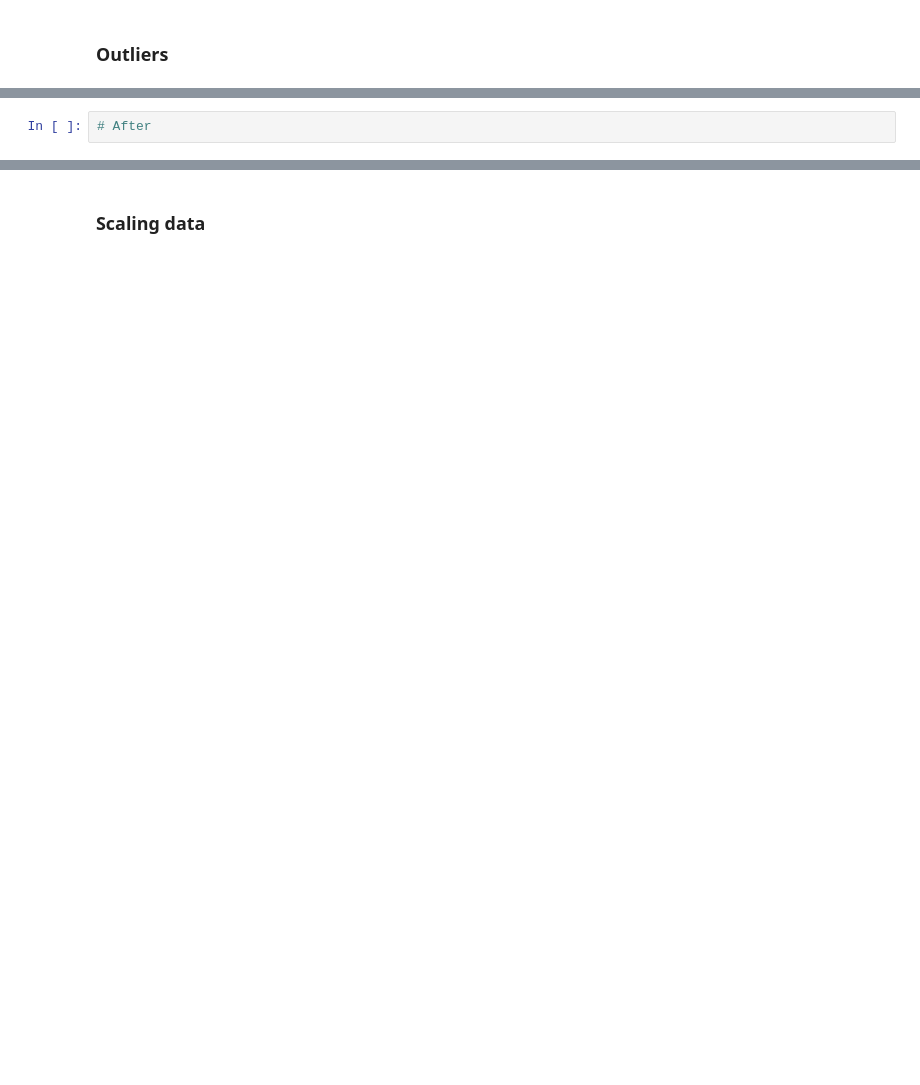
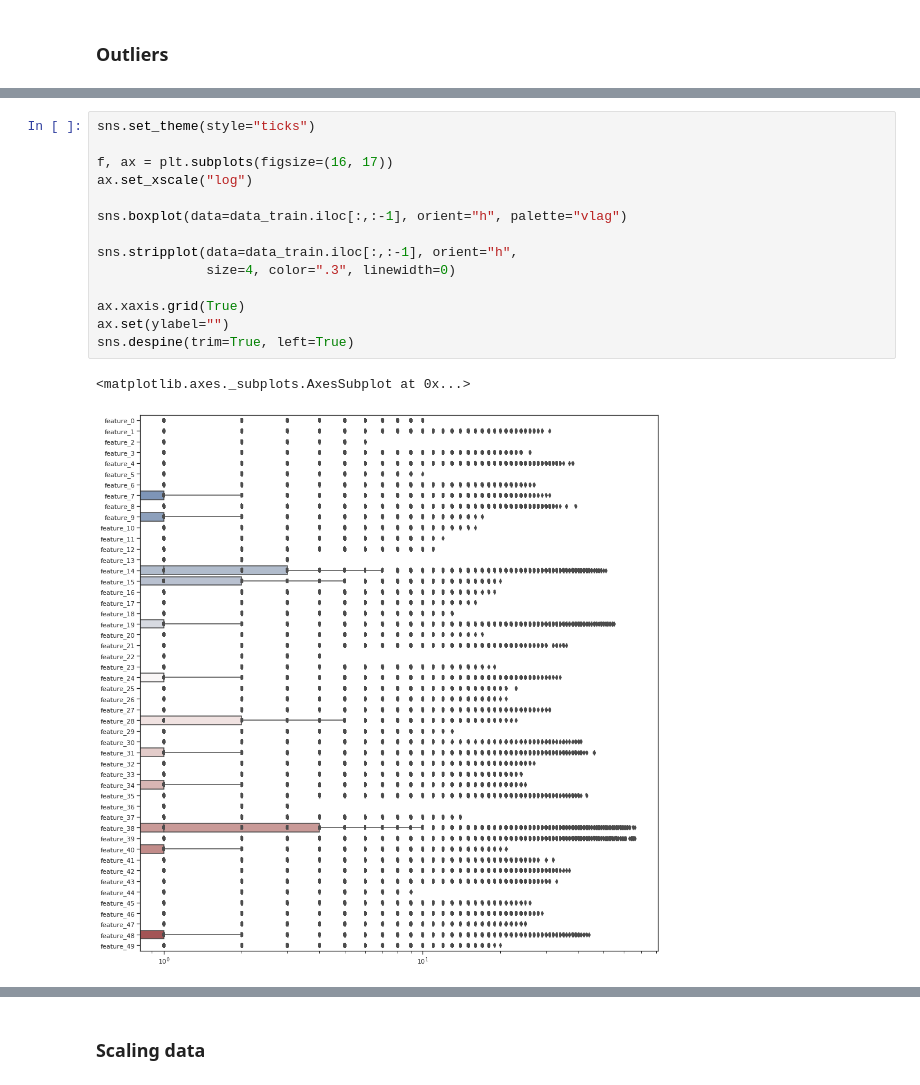
Before and after one commit to juan-ivan-NV/JI_Kaggle_Competitions, a Jupyter notebook: Tabular_Playground_Series/TPS_May_2021_H2O_PyCaret_2.ipynb, the cells around one changed output, grey strips where cells are left out. Drawn from its saved outputs; the diff is of its cells as text; blank space fills up the shorter version.

```diff
--- a/Tabular_Playground_Series/TPS_May_2021_H2O_PyCaret_2.ipynb
+++ b/Tabular_Playground_Series/TPS_May_2021_H2O_PyCaret_2.ipynb
@@ -108,2 +146,17 @@ fig.show()
-# %%
-# After
+# %%
+sns.set_theme(style="ticks")
+
+f, ax = plt.subplots(figsize=(16, 17))
+ax.set_xscale("log")
+
+sns.boxplot(data=data_train.iloc[:,:-1], orient="h", palette="vlag")
+
+sns.stripplot(data=data_train.iloc[:,:-1], orient="h",
+              size=4, color=".3", linewidth=0)
+
+ax.xaxis.grid(True)
+ax.set(ylabel="")
+sns.despine(trim=True, left=True)
+# %% [output]
+<matplotlib.axes._subplots.AxesSubplot at 0x...>
+[figure, added]
```
Also changed, not shown: parts of 12 cells of this notebook.
